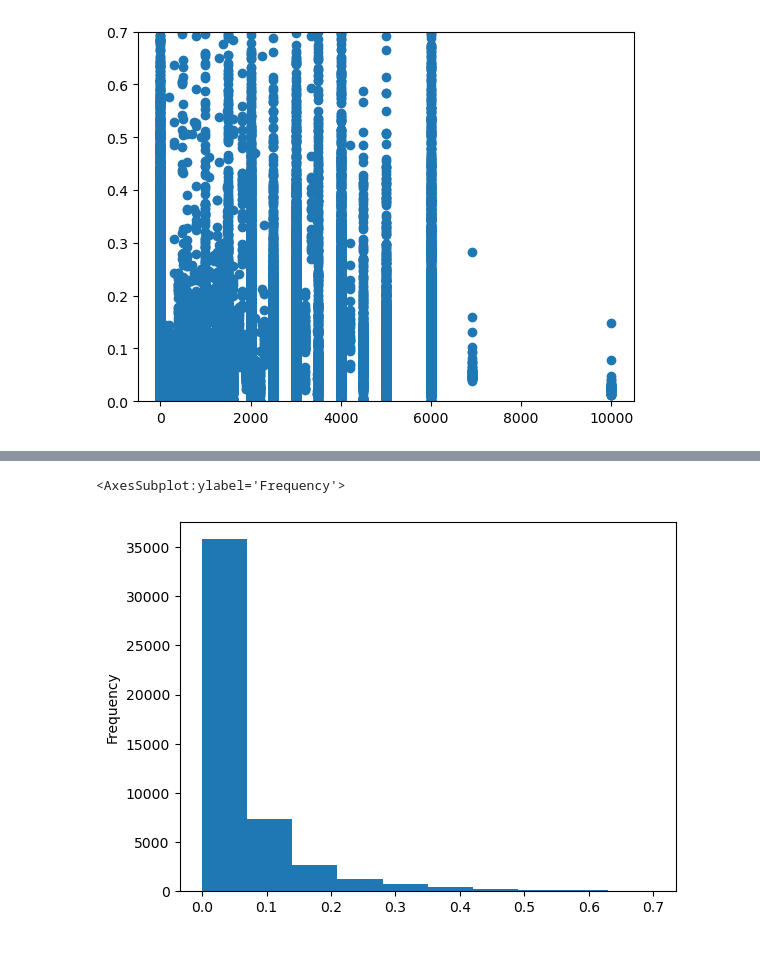
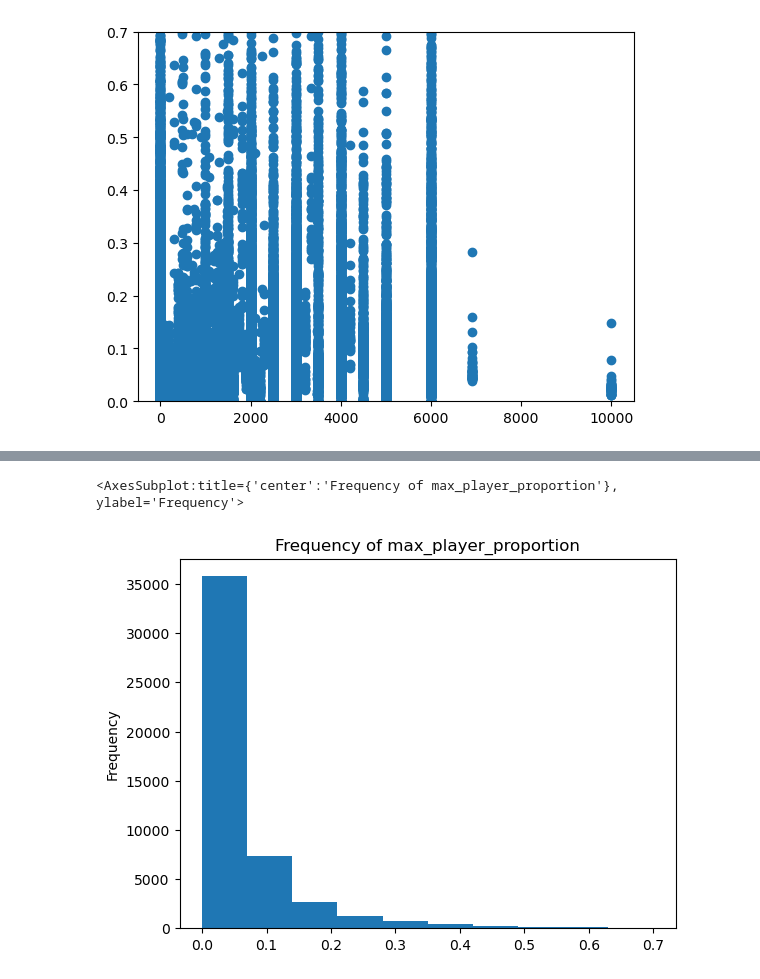
Before and after one commit to mortonjack/Data-Analysis, a Jupyter notebook: graph.ipynb, the cells around one changed output, grey strips where cells are left out. Drawn from its saved outputs; the diff is of its cells as text; code cells hidden in the pictures; blank space fills up the shorter version.

```diff
--- a/graph.ipynb
+++ b/graph.ipynb
@@ -206,7 +211,8 @@ df[(df["min_owners"] > 30000) & (df["avg_player_proportion"] < 0.7)]["avg_player
 # %%
-df[(df["min_owners"] > 30000) & (df["max_player_proportion"] < 0.7)]["max_player_proportion"].plot.hist()
+df[(df["min_owners"] > 30000) & (df["max_player_proportion"] < 0.7)]["max_player_proportion"].plot.hist(
+    title = "Frequency of max_player_proportion")
 # upper bound owner estimate
 # %% [output]
-<AxesSubplot:ylabel='Frequency'>
+<AxesSubplot:title={'center':'Frequency of max_player_proportion'}, ylabel='Frequency'>
-[figure, old version]
+[figure, new version]
 # %%
```
Also changed, not shown: parts of 11 cells of this notebook.
